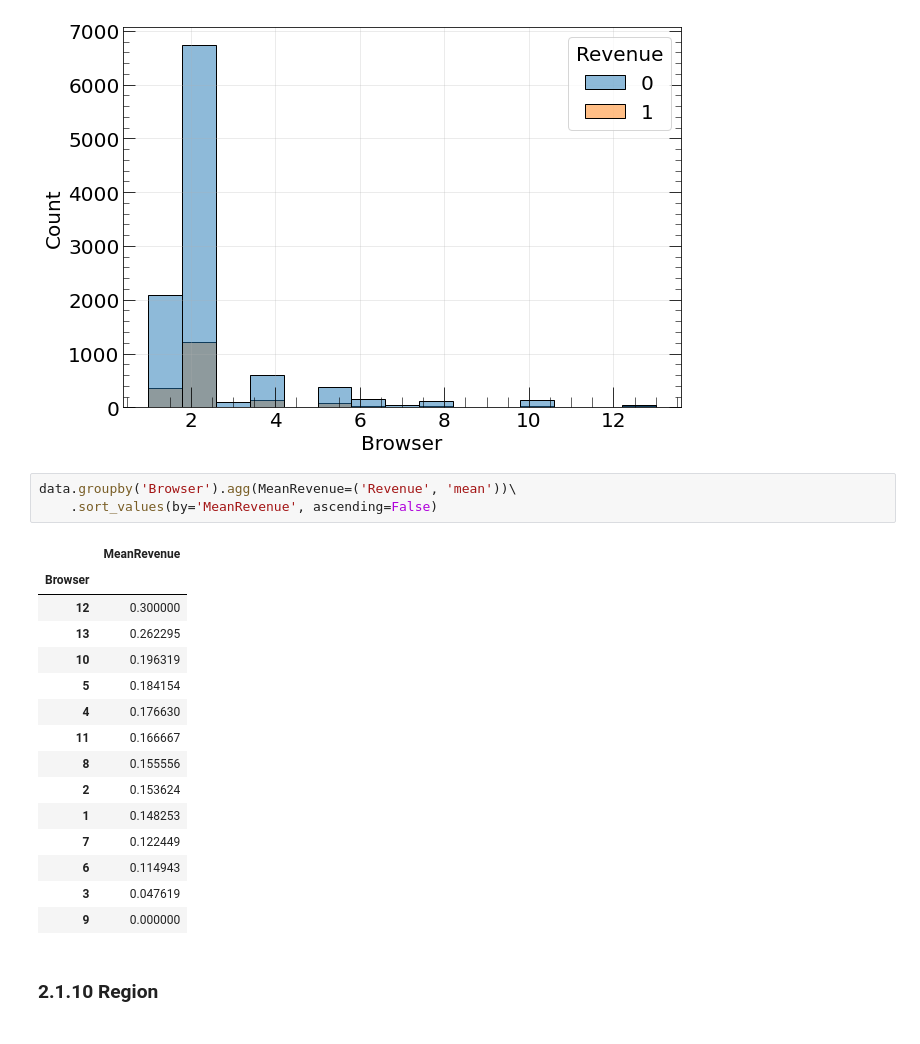
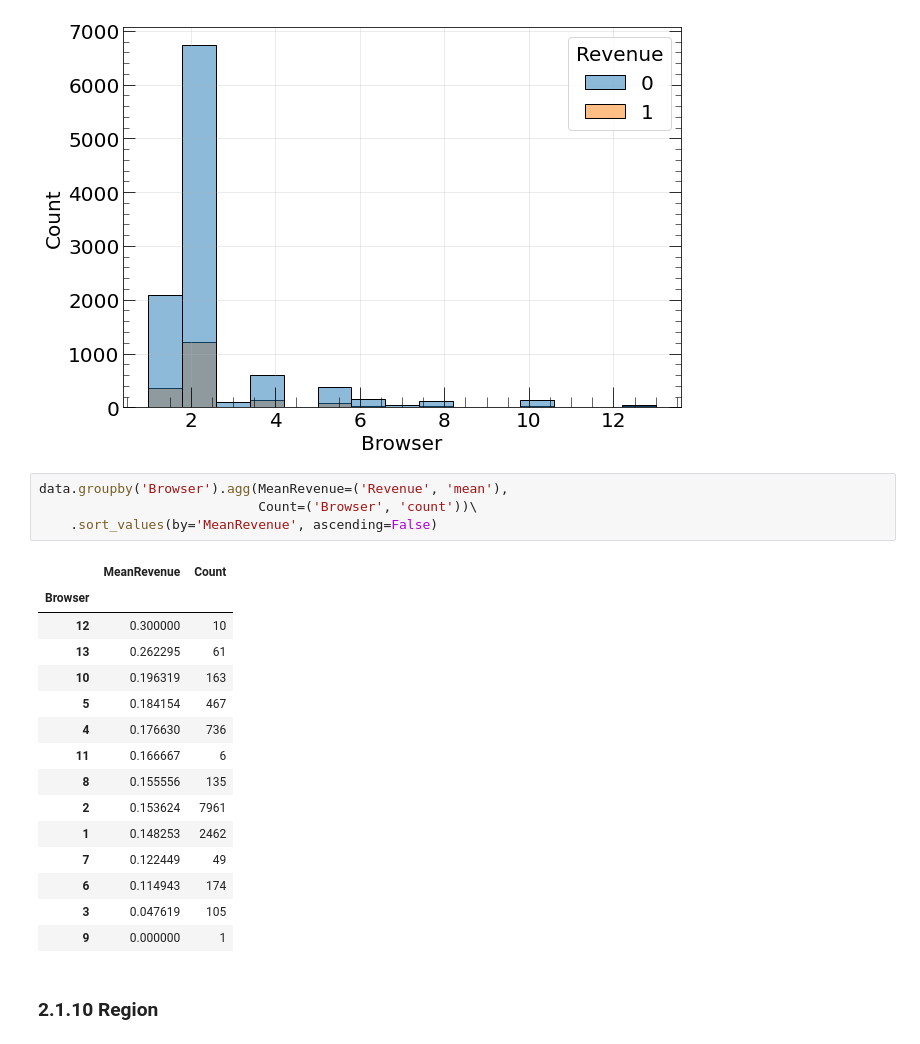
Before and after one commit to Sirnobaka/Online_Shoppers, a Jupyter notebook: Online_Shoppers.ipynb, the cells around one changed output. Saved outputs shown, nothing was run; the diff lists cells and outputs as text.

```diff
--- a/Online_Shoppers.ipynb
+++ b/Online_Shoppers.ipynb
@@ -959,24 +974,25 @@ Browser -> int64
 Mann-Whitney p-value = 0.03573101155043872
 [figure]
 # %%
-data.groupby('Browser').agg(MeanRevenue=('Revenue', 'mean'))\
+data.groupby('Browser').agg(MeanRevenue=('Revenue', 'mean'),
+                            Count=('Browser', 'count'))\
     .sort_values(by='MeanRevenue', ascending=False)
 # %% [output]
-|  | MeanRevenue |
-| Browser |  |
-| 12 | 0.300000 |
-| 13 | 0.262295 |
-| 10 | 0.196319 |
-| 5 | 0.184154 |
-| 4 | 0.176630 |
-| 11 | 0.166667 |
-| 8 | 0.155556 |
-| 2 | 0.153624 |
-| 1 | 0.148253 |
-| 7 | 0.122449 |
-| 6 | 0.114943 |
-| 3 | 0.047619 |
-| 9 | 0.000000 |
+|  | MeanRevenue | Count |
+| Browser |  |  |
+| 12 | 0.300000 | 10 |
+| 13 | 0.262295 | 61 |
+| 10 | 0.196319 | 163 |
+| 5 | 0.184154 | 467 |
+| 4 | 0.176630 | 736 |
+| 11 | 0.166667 | 6 |
+| 8 | 0.155556 | 135 |
+| 2 | 0.153624 | 7961 |
+| 1 | 0.148253 | 2462 |
+| 7 | 0.122449 | 49 |
+| 6 | 0.114943 | 174 |
+| 3 | 0.047619 | 105 |
+| 9 | 0.000000 | 1 |
 # %% [markdown]
 ### 2.1.10 Region
 # %%
```
Also changed, not shown: parts of 59 cells of this notebook.
